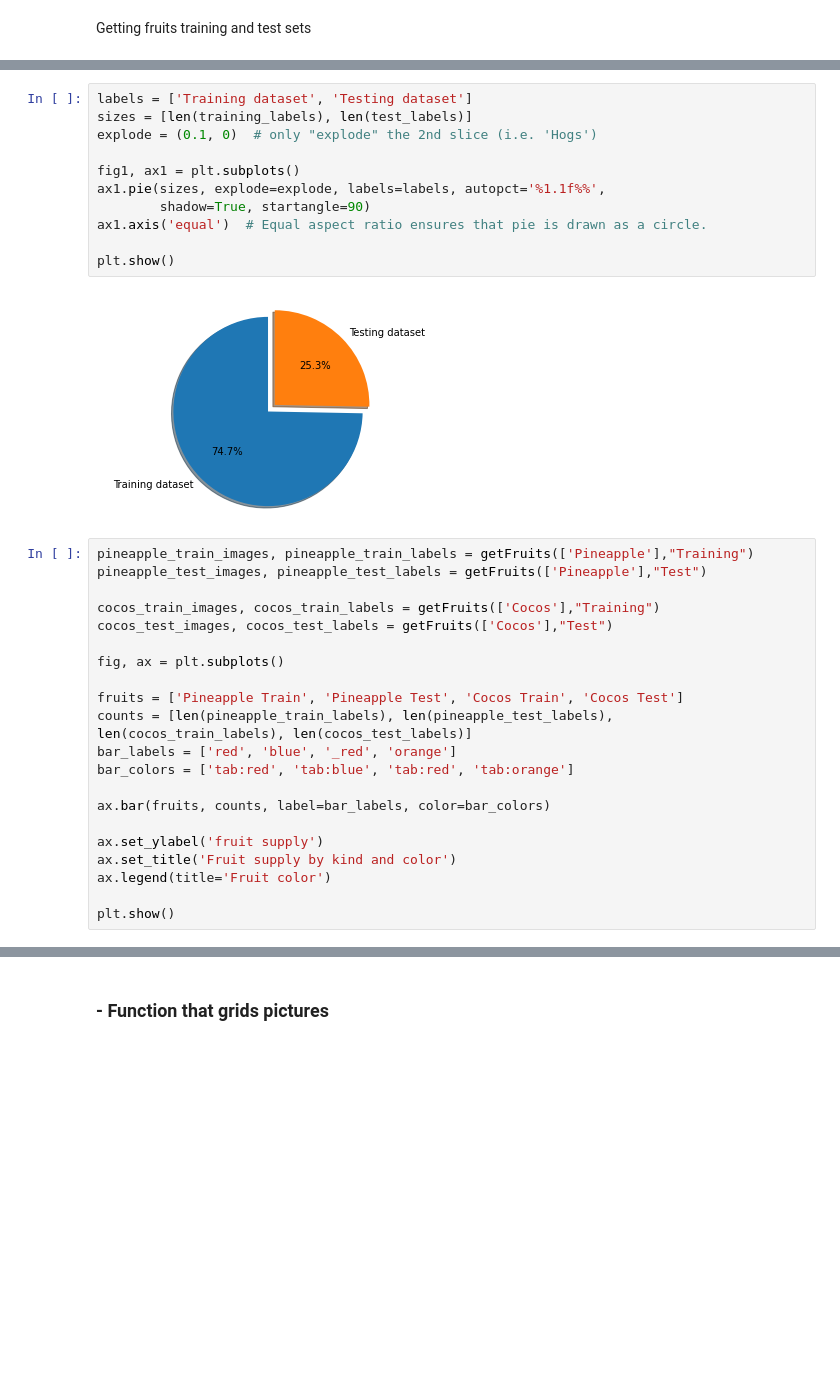
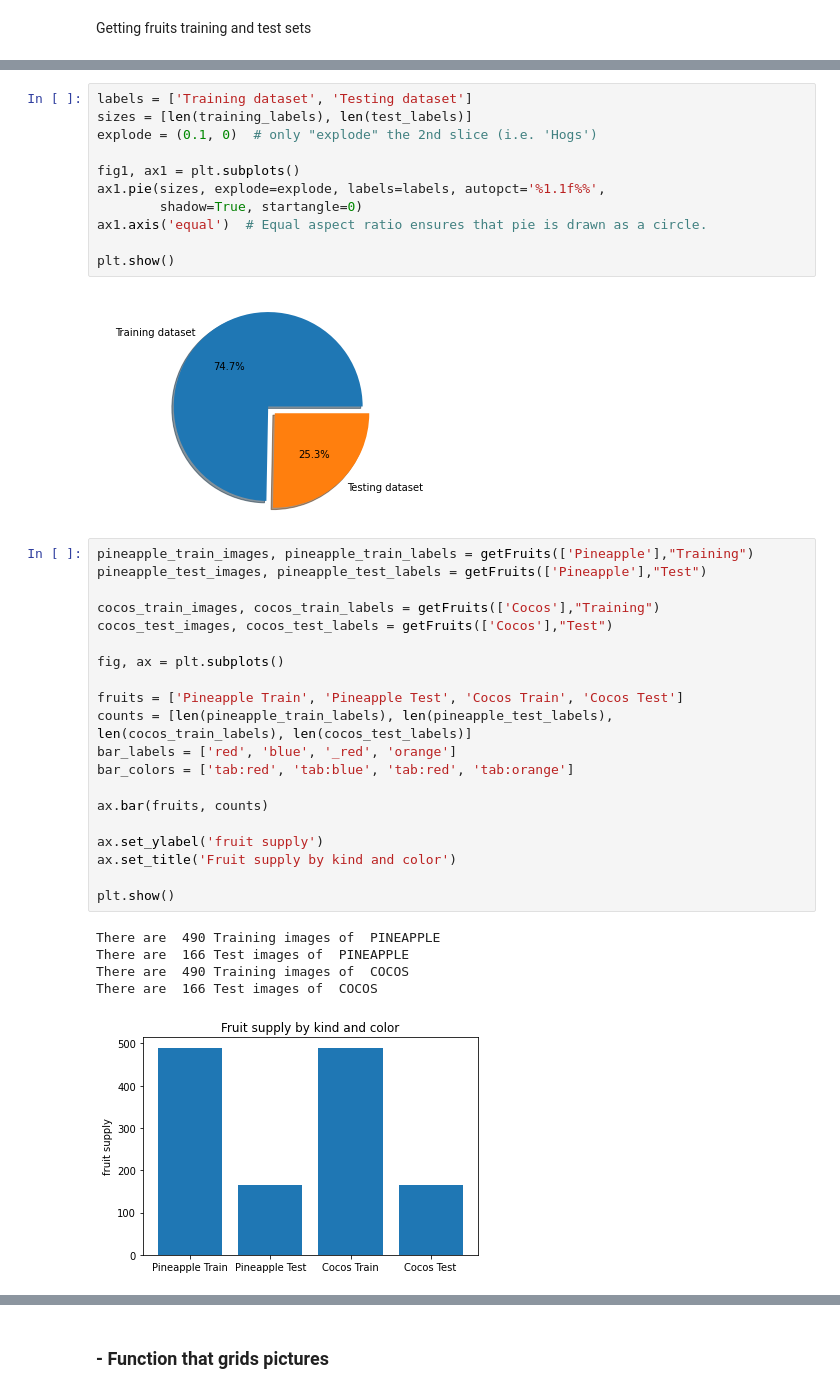
Before and after one commit to youssefg7/Fruit-Classifier, a Jupyter notebook: Project grayscale.ipynb, the cells around one changed output, grey strips where cells are left out. Drawn from its saved outputs; the diff is of its cells as text; blank space fills up the shorter version.

```diff
--- a/Project grayscale.ipynb
+++ b/Project grayscale.ipynb
@@ -61,30 +62,35 @@ explode = (0.1, 0)  # only "explode" the 2nd slice (i.e. 'Hogs')
 
 fig1, ax1 = plt.subplots()
 ax1.pie(sizes, explode=explode, labels=labels, autopct='%1.1f%%',
-        shadow=True, startangle=90)
+        shadow=True, startangle=0)
 ax1.axis('equal')  # Equal aspect ratio ensures that pie is drawn as a circle.
 
 plt.show()
 # %% [output]
-[figure, old version]
+[figure, new version]
 # %%
 pineapple_train_images, pineapple_train_labels = getFruits(['Pineapple'],"Training")
 pineapple_test_images, pineapple_test_labels = getFruits(['Pineapple'],"Test")
 
 cocos_train_images, cocos_train_labels = getFruits(['Cocos'],"Training")
 cocos_test_images, cocos_test_labels = getFruits(['Cocos'],"Test")
 
 fig, ax = plt.subplots()
 
 fruits = ['Pineapple Train', 'Pineapple Test', 'Cocos Train', 'Cocos Test']
 counts = [len(pineapple_train_labels), len(pineapple_test_labels), len(cocos_train_labels), len(cocos_test_labels)]
 bar_labels = ['red', 'blue', '_red', 'orange']
 bar_colors = ['tab:red', 'tab:blue', 'tab:red', 'tab:orange']
 
-ax.bar(fruits, counts, label=bar_labels, color=bar_colors)
+ax.bar(fruits, counts)
 
 ax.set_ylabel('fruit supply')
 ax.set_title('Fruit supply by kind and color')
-ax.legend(title='Fruit color')
 
 plt.show()
+# %% [output]
+There are  490 Training images of  PINEAPPLE
+There are  166 Test images of  PINEAPPLE
+There are  490 Training images of  COCOS
+There are  166 Test images of  COCOS
+[figure, added]
```
Also changed, not shown: parts of 9 cells of this notebook.
